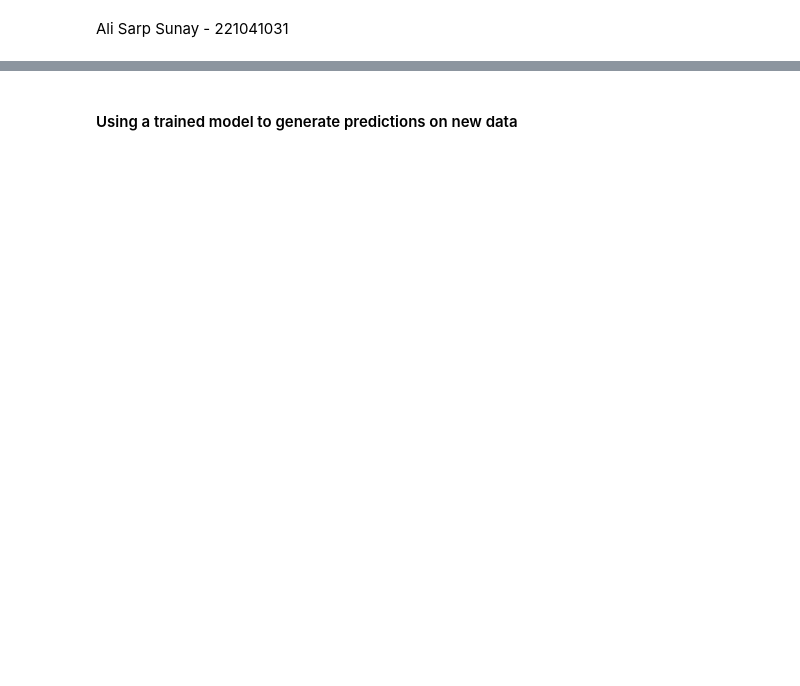
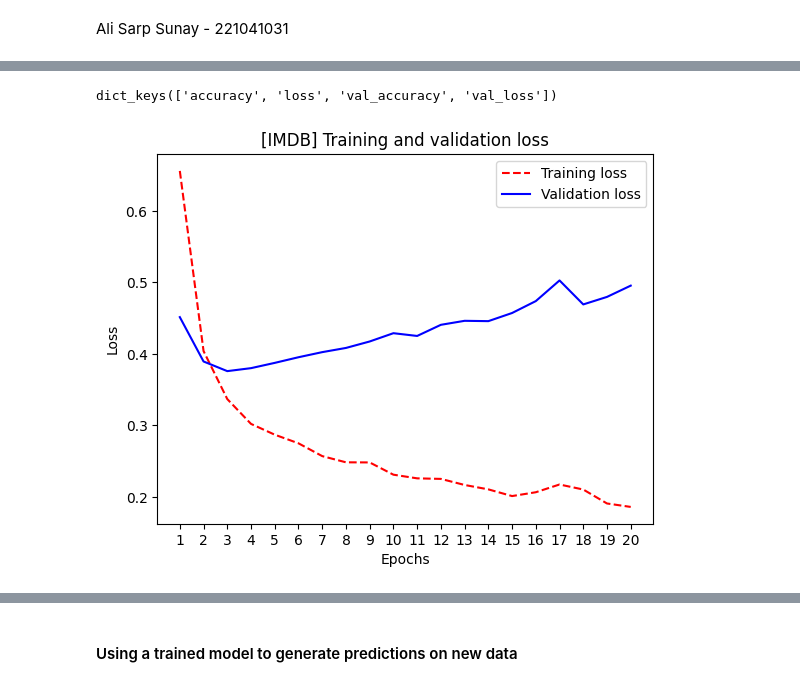
Before and after one commit to snyalisarp/deep-learning-with-python-notebooks, a Jupyter notebook: chapter04_classification-and-regression.ipynb, the cells around one changed output, grey strips where cells are left out. Cells and saved outputs as stored; diff of their text form; code cells hidden in the pictures; blank space fills up the shorter version.

```diff
--- a/chapter04_classification-and-regression.ipynb
+++ b/chapter04_classification-and-regression.ipynb
@@ -238,0 +263,24 @@ Ali Sarp Sunay - 221041031
+# %%
+from keras import regularizers
+
+model = keras.Sequential([
+    # Added L2 regularization and increased neuron numbers to 32
+    layers.Dense(32, kernel_regularizer=regularizers.l2(0.002), activation="relu"),
+    layers.Dense(32, kernel_regularizer=regularizers.l2(0.002), activation="relu"),
+    layers.Dropout(0.5), # Added dropout rate to eliminate random neurons
+    layers.Dense(1, activation="sigmoid")
+])
+
+model.compile(
+    optimizer="adam",
+    loss="binary_crossentropy",
+    metrics=["accuracy"]
+)
+# %%
+history = model.fit(
+    x_train,
+    y_train,
+    epochs=20,
+    batch_size=512,
+    validation_split=0.2,
+)
@@ -238,0 +305,22 @@ Ali Sarp Sunay - 221041031
+# %%
+history_dict = history.history
+history_dict.keys()
+# %% [output]
+dict_keys(['accuracy', 'loss', 'val_accuracy', 'val_loss'])
+# %%
+import matplotlib.pyplot as plt
+
+history_dict = history.history
+loss_values = history_dict["loss"]
+val_loss_values = history_dict["val_loss"]
+epochs = range(1, len(loss_values) + 1)
+plt.plot(epochs, loss_values, "r--", label="Training loss")
+plt.plot(epochs, val_loss_values, "b", label="Validation loss")
+plt.title("[IMDB] Training and validation loss")
+plt.xlabel("Epochs")
+plt.xticks(epochs)
+plt.ylabel("Loss")
+plt.legend()
+plt.show()
+# %% [output]
+[figure, added]
```
Also changed, not shown: parts of 55 cells of this notebook.
